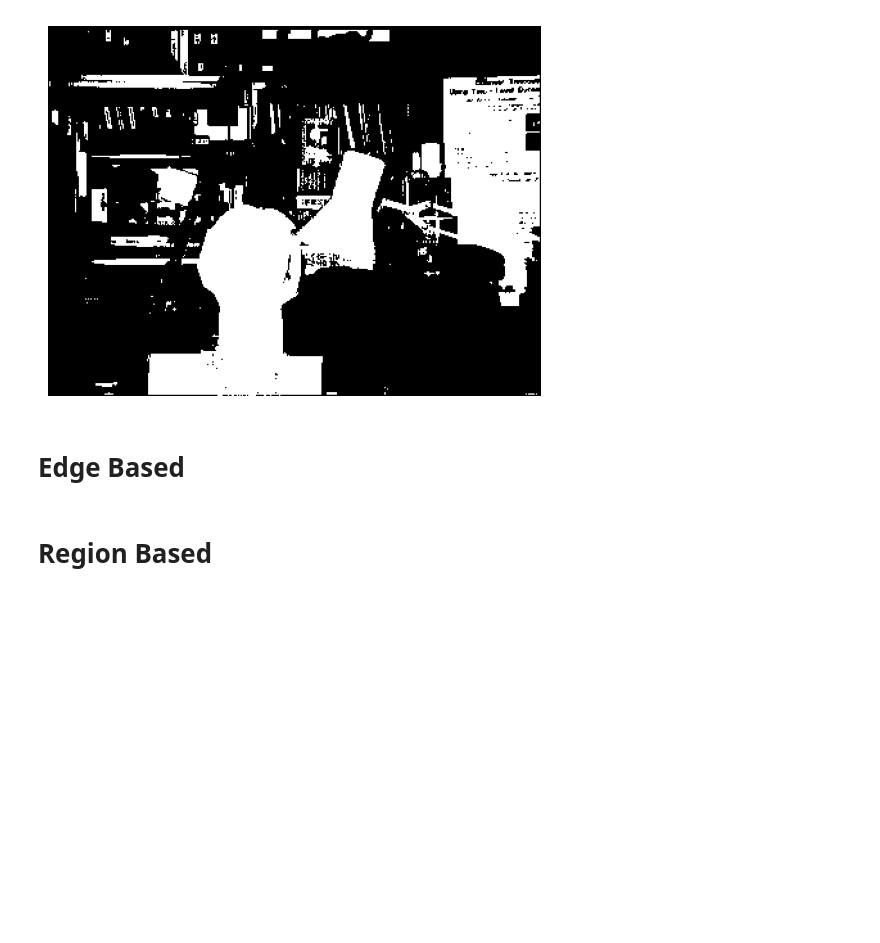
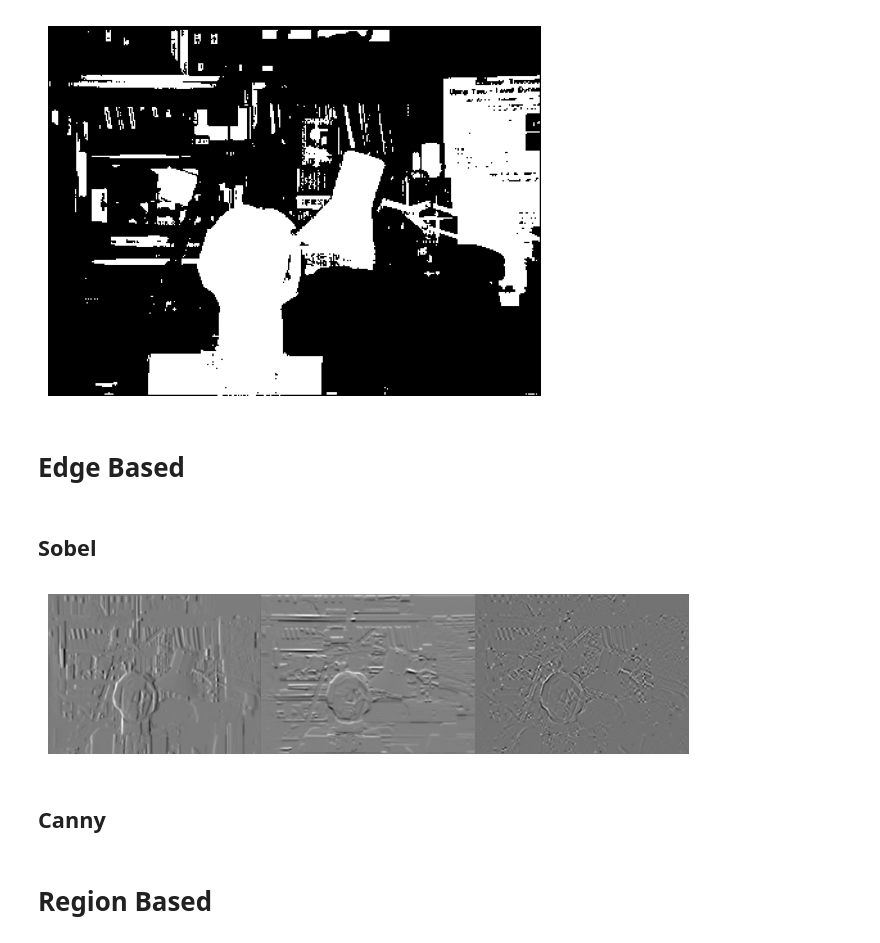
Before and after one commit to Arevalinchy/Image_Processing_Initiative, a Jupyter notebook: IIPP.ipynb, the cells around one changed output. Drawn from its saved outputs; the diff is of its cells as text; code cells hidden in the pictures; blank space fills up the shorter version.

```diff
--- a/IIPP.ipynb
+++ b/IIPP.ipynb
@@ -219,3 +221,39 @@ plt.show()
 [figure]
 # %% [markdown]
 # Edge Based
+# %%
+#Bluring the image
+blrImg = cv.GaussianBlur(imgL, (3,3), sigmaX = 0, sigmaY = 0)
+
+#This is done in order to reduce the nosie of the image, preventing any mistakes in the edge detection
+# %% [markdown]
+## Sobel
+# %%
+#implementig sobel
+#Detects edges by following the sudden changes in pixel intensity. Derivatives are also use to find this changes.
+#ddepth specifies the precition of the output image.
+#dx & dy specify the order of the derivative in their respective directions.
+# dx = 1 & dy = 0 means we compute the sobel image only on the horizontal axis, showing the vertical axis
+
+edge_sblx = cv.Sobel(src = blrImg, ddepth=cv.CV_64F, dx=1,dy=0,ksize=5)
+edge_sbly = cv.Sobel(src = blrImg, ddepth=cv.CV_64F, dx=0,dy=1,ksize=5)
+edge_sblxy = cv.Sobel(src = blrImg, ddepth=cv.CV_64F, dx=1,dy=1,ksize=5)
+
+
+f = plt.figure()
+f.add_subplot(1,3,1,frameon=False)
+plt.imshow(edge_sblx,'gray')
+plt.axis('off')
+f.add_subplot(1,3,2,frameon=False)
+plt.imshow(edge_sbly,'gray')
+plt.axis('off')
+f.add_subplot(1,3,3,frameon=False)
+plt.imshow(edge_sblxy,'gray')
+plt.axis('off')
+
+plt.subplots_adjust(wspace=0, hspace=0, left=0, right=1, bottom=0, top=1)
+plt.show()
+# %% [output]
+[figure, added]
+# %% [markdown]
+## Canny
```
Also changed, not shown: parts of 3 cells of this notebook.
